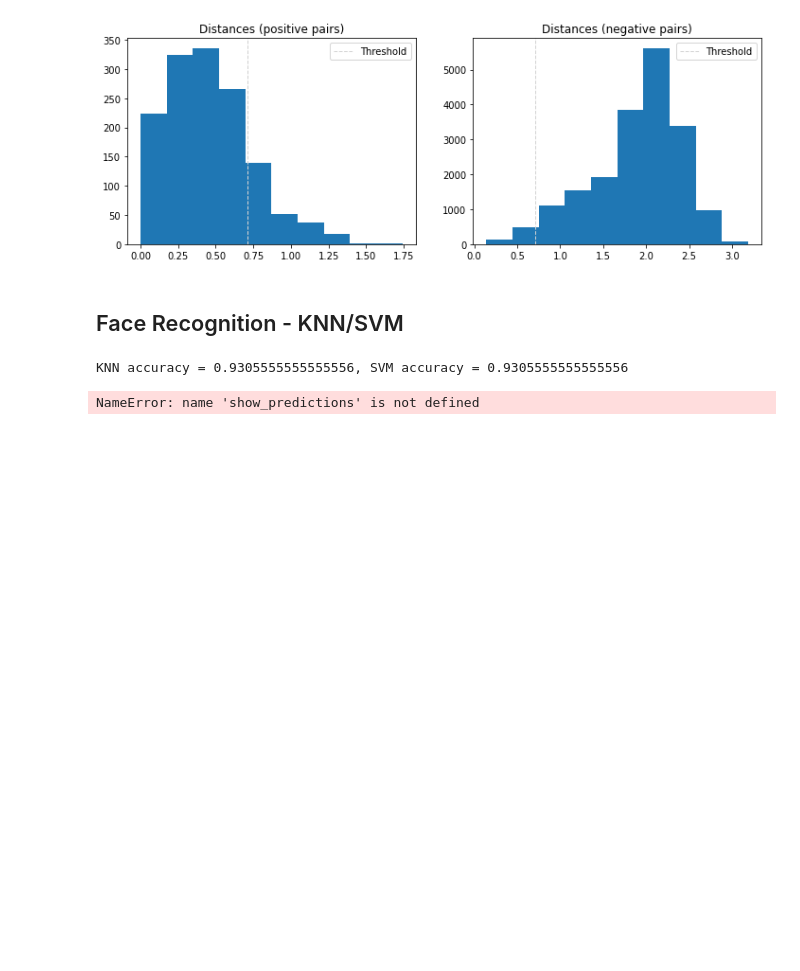
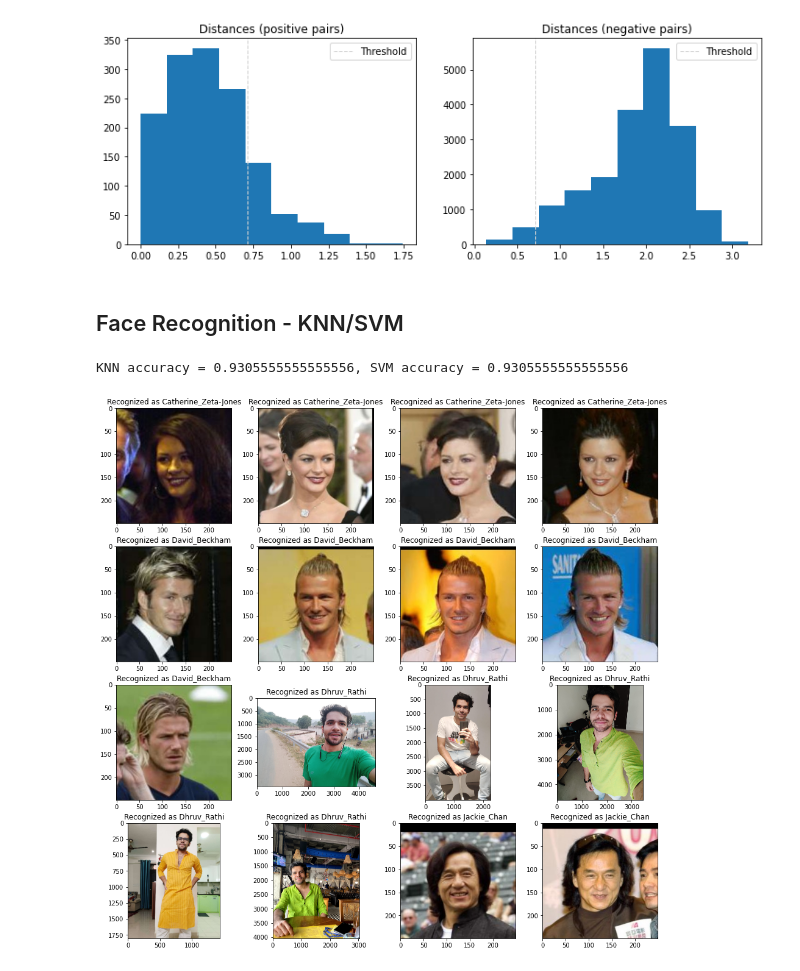
Before and after one commit to dhruv2601/FaceNet, a Jupyter notebook: Facenet.ipynb, the cells around one changed output. Cells and saved outputs as stored; diff of their text form; code cells hidden in the pictures; blank space fills up the shorter version.

```diff
--- a/Facenet.ipynb
+++ b/Facenet.ipynb
@@ -333,6 +333,6 @@ def show_predictions(indexes):
         plt.imshow(example_image)
         plt.title(f'Recognized as {example_identity}');
 # %%
-show_predictions(range(47,50))
+show_predictions(range(21,70))
 # %% [output]
-NameError: name 'show_predictions' is not defined
+[figure, added]
```
Also changed, not shown: parts of 1 cell of this notebook.
